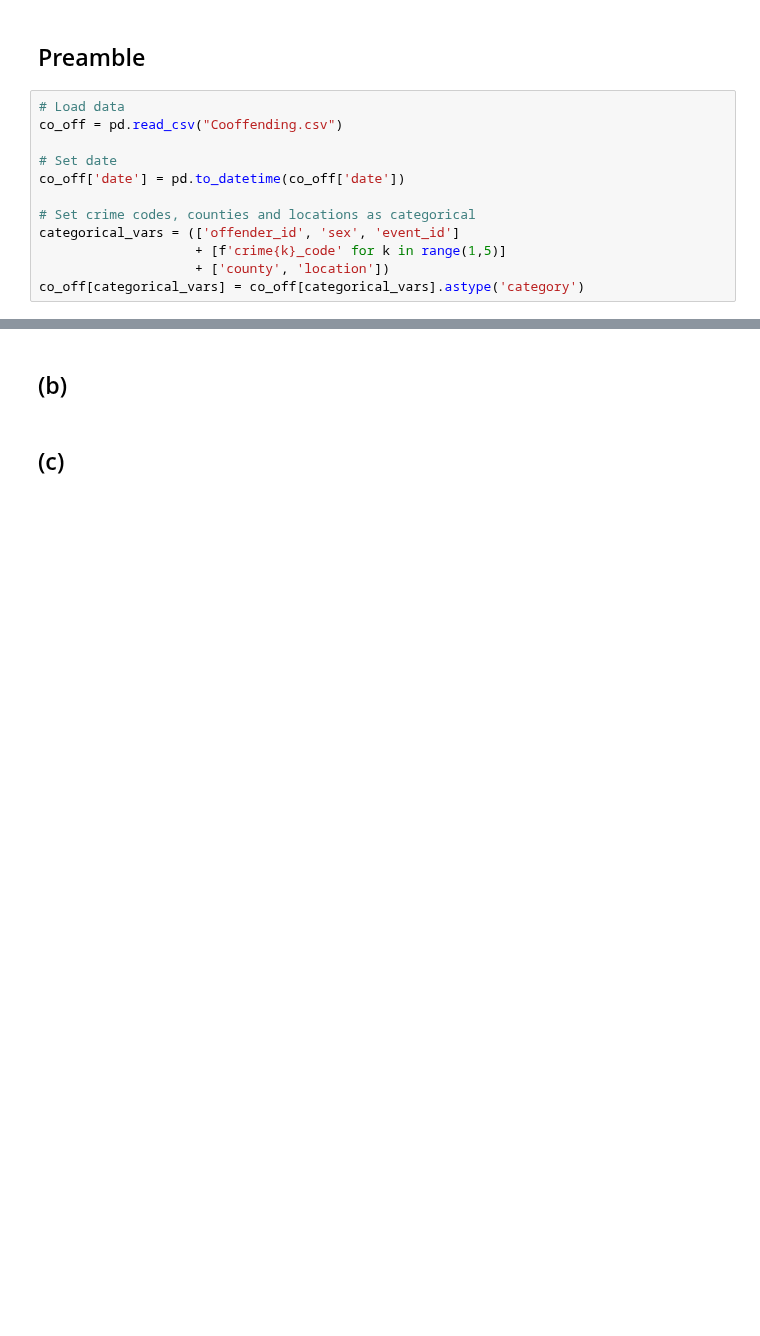
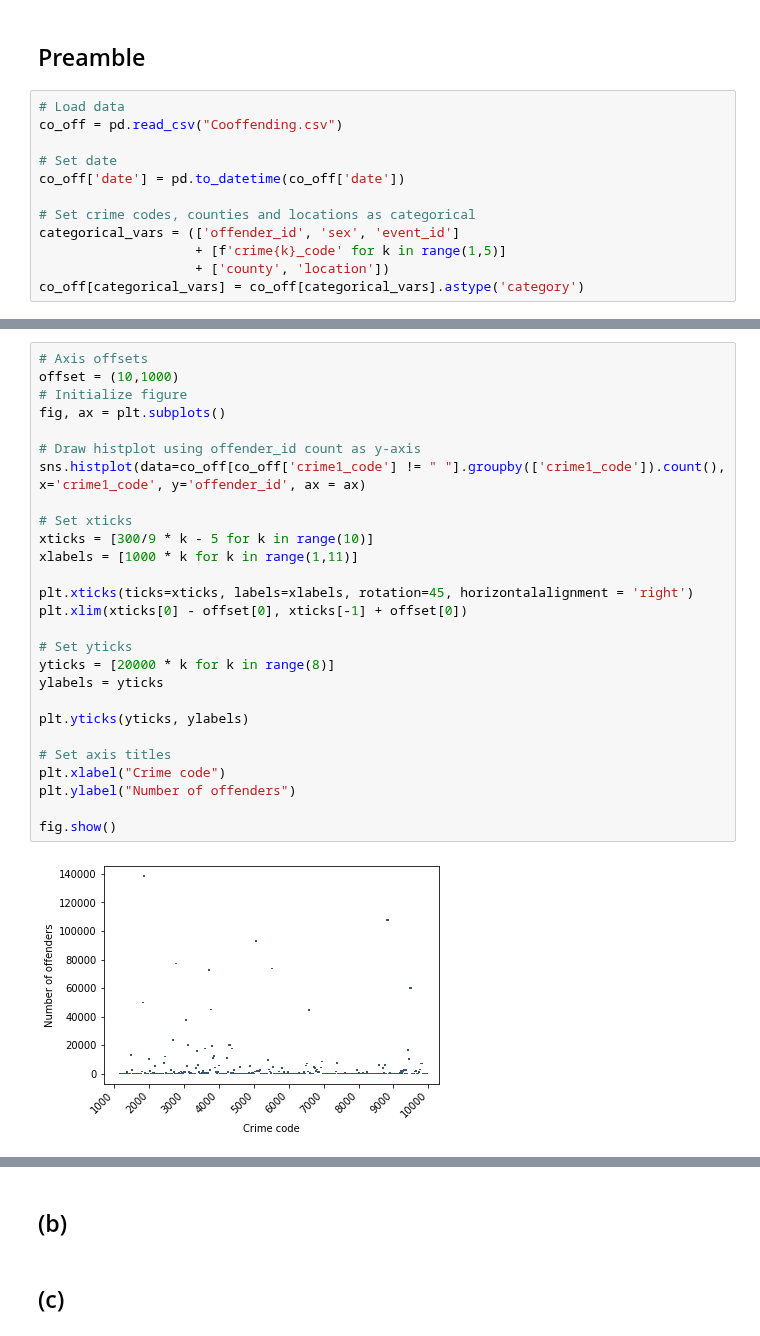
Before and after one commit to pipeton8/6.439-stats-comp-applications, a Jupyter notebook: Assignments/4 - Networks/6.439 - Problem Set 4.ipynb, the cells around one changed output, grey strips where cells are left out. Saved outputs shown, nothing was run; the diff lists cells and outputs as text; blank space fills up the shorter version.

Commit message:
Save preliminary data analysis

```diff
--- a/Assignments/4 - Networks/6.439 - Problem Set 4.ipynb
+++ b/Assignments/4 - Networks/6.439 - Problem Set 4.ipynb
@@ -76,0 +115,29 @@ co_off.describe(include='all', datetime_is_numeric=True)
+# %%
+# Axis offsets
+offset = (10,1000)
+# Initialize figure
+fig, ax = plt.subplots()
+
+# Draw histplot using offender_id count as y-axis
+sns.histplot(data=co_off[co_off['crime1_code'] != " "].groupby(['crime1_code']).count(), x='crime1_code', y='offender_id', ax = ax)
+
+# Set xticks
+xticks = [300/9 * k - 5 for k in range(10)]
+xlabels = [1000 * k for k in range(1,11)]
+
+plt.xticks(ticks=xticks, labels=xlabels, rotation=45, horizontalalignment = 'right')
+plt.xlim(xticks[0] - offset[0], xticks[-1] + offset[0])
+
+# Set yticks
+yticks = [20000 * k for k in range(8)]
+ylabels = yticks
+
+plt.yticks(yticks, ylabels)
+
+# Set axis titles
+plt.xlabel("Crime code")
+plt.ylabel("Number of offenders")
+
+fig.show()
+# %% [output]
+[figure, added]
```
Also changed, not shown: parts of 11 cells of this notebook.
